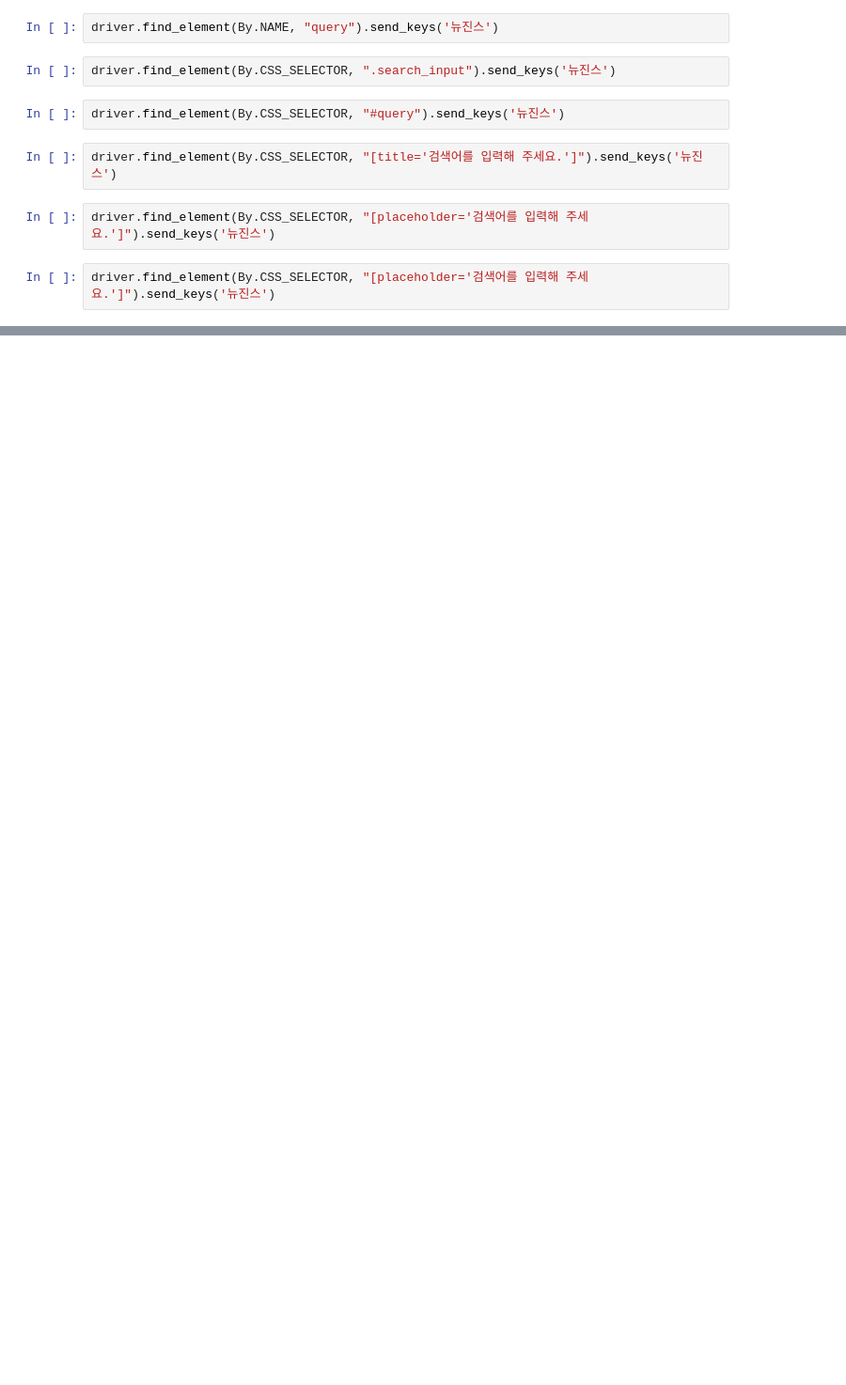
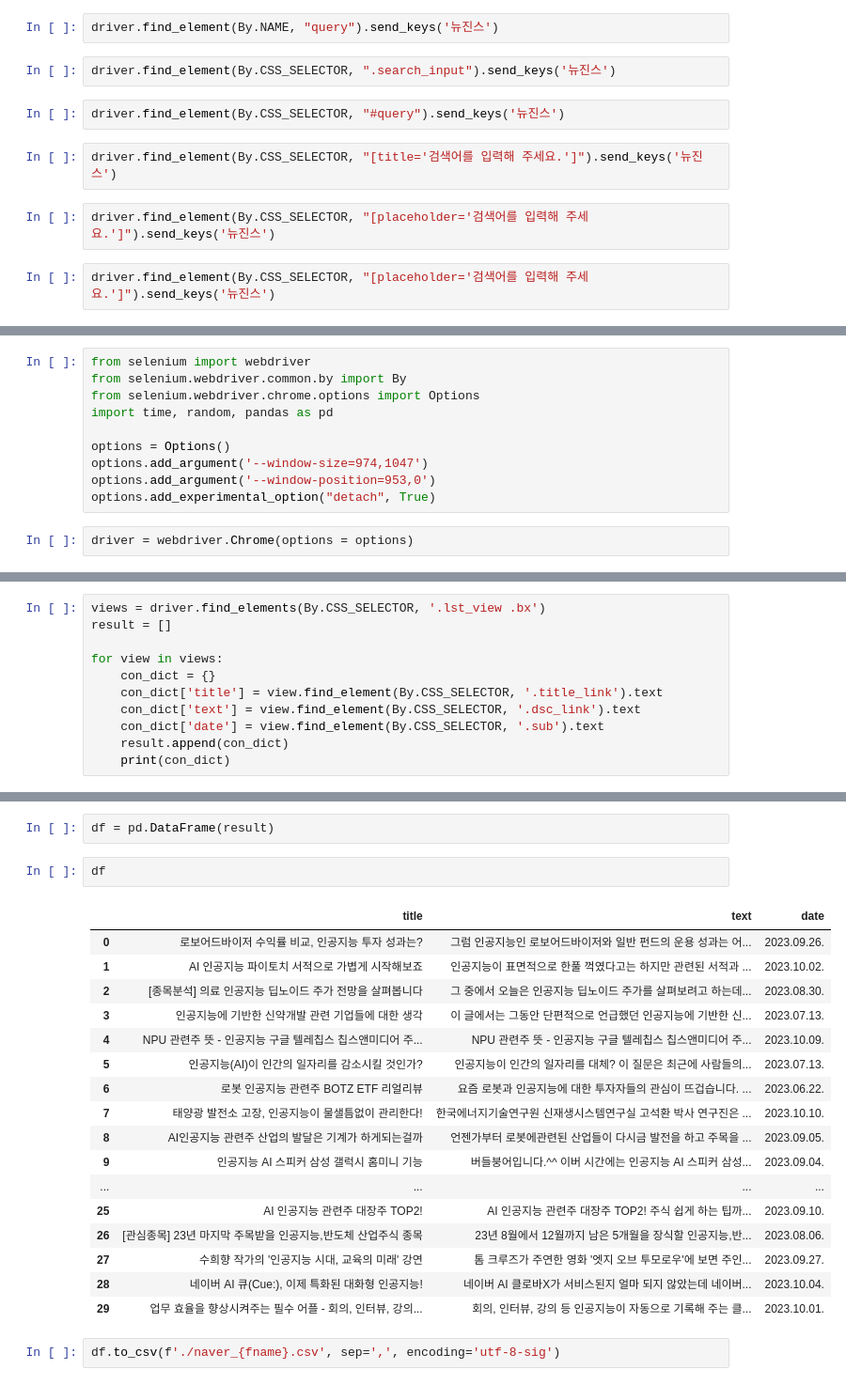
Before and after one commit to 77sanghoon/WASSUP, a Jupyter notebook: 00_Today I Learned/240314 복습.ipynb, the cells around one changed output, grey strips where cells are left out. Shown: that part at 94% size. Drawn from its saved outputs; the diff is of its cells as text; blank space fills up the shorter version.

```diff
--- a/00_Today I Learned/240314 복습.ipynb
+++ b/00_Today I Learned/240314 복습.ipynb
@@ -85,0 +251,12 @@ driver.find_element(by.XPATH, "")
+# %%
+from selenium import webdriver
+from selenium.webdriver.common.by import By
+from selenium.webdriver.chrome.options import Options
+import time, random, pandas as pd
+
+options = Options()
+options.add_argument('--window-size=974,1047')
+options.add_argument('--window-position=953,0')
+options.add_experimental_option("detach", True)
+# %%
+driver = webdriver.Chrome(options = options)
@@ -85,0 +278,11 @@ driver.find_element(by.XPATH, "")
+# %%
+views = driver.find_elements(By.CSS_SELECTOR, '.lst_view .bx')
+result = []
+
+for view in views:
+    con_dict = {}
+    con_dict['title'] = view.find_element(By.CSS_SELECTOR, '.title_link').text
+    con_dict['text'] = view.find_element(By.CSS_SELECTOR, '.dsc_link').text
+    con_dict['date'] = view.find_element(By.CSS_SELECTOR, '.sub').text
+    result.append(con_dict)
+    print(con_dict)
@@ -85,0 +307,24 @@ driver.find_element(by.XPATH, "")
+# %%
+df = pd.DataFrame(result)
+# %%
+df
+# %% [output]
+|  | title | text | date |
+| 0 | 로보어드바이저 수익률 비교, 인공지능 투자 성과는? | 그럼 인공지능인 로보어드바이저와 일반 펀드의 운용 성과는 어... | 2023.09.26. |
+| 1 | AI 인공지능 파이토치 서적으로 가볍게 시작해보죠 | 인공지능이 표면적으로 한풀 꺽였다고는 하지만 관련된 서적과 ... | 2023.10.02. |
+| 2 | [종목분석] 의료 인공지능 딥노이드 주가 전망을 살펴봅니다 | 그 중에서 오늘은 인공지능 딥노이드 주가를 살펴보려고 하는데... | 2023.08.30. |
+| 3 | 인공지능에 기반한 신약개발 관련 기업들에 대한 생각 | 이 글에서는 그동안 단편적으로 언급했던 인공지능에 기반한 신... | 2023.07.13. |
+| 4 | NPU 관련주 뜻 - 인공지능 구글 텔레칩스 칩스앤미디어 주... | NPU 관련주 뜻 - 인공지능 구글 텔레칩스 칩스앤미디어 주... | 2023.10.09. |
+| 5 | 인공지능(AI)이 인간의 일자리를 감소시킬 것인가? | 인공지능이 인간의 일자리를 대체? 이 질문은 최근에 사람들의... | 2023.07.13. |
+| 6 | 로봇 인공지능 관련주 BOTZ ETF 리얼리뷰 | 요즘 로봇과 인공지능에 대한 투자자들의 관심이 뜨겁습니다. ... | 2023.06.22. |
+| 7 | 태양광 발전소 고장, 인공지능이 물샐틈없이 관리한다! | 한국에너지기술연구원 신재생시스템연구실 고석환 박사 연구진은 ... | 2023.10.10. |
+| 8 | AI인공지능 관련주 산업의 발달은 기계가 하게되는걸까 | 언젠가부터 로봇에관련된 산업들이 다시금 발전을 하고 주목을 ... | 2023.09.05. |
+| 9 | 인공지능 AI 스피커 삼성 갤럭시 홈미니 기능 | 버들붕어입니다.^^ 이버 시간에는 인공지능 AI 스피커 삼성... | 2023.09.04. |
+| ... | ... | ... | ... |
+| 25 | AI 인공지능 관련주 대장주 TOP2! | AI 인공지능 관련주 대장주 TOP2! 주식 쉽게 하는 팁까... | 2023.09.10. |
+| 26 | [관심종목] 23년 마지막 주목받을 인공지능,반도체 산업주식 종목 | 23년 8월에서 12월까지 남은 5개월을 장식할 인공지능,반... | 2023.08.06. |
+| 27 | 수희향 작가의 '인공지능 시대, 교육의 미래' 강연 | 톰 크루즈가 주연한 영화 '엣지 오브 투모로우'에 보면 주인... | 2023.09.27. |
+| 28 | 네이버 AI 큐(Cue:), 이제 특화된 대화형 인공지능! | 네이버 AI 클로바X가 서비스된지 얼마 되지 않았는데 네이버... | 2023.10.04. |
+| 29 | 업무 효율을 향상시켜주는 필수 어플 - 회의, 인터뷰, 강의... | 회의, 인터뷰, 강의 등 인공지능이 자동으로 기록해 주는 클... | 2023.10.01. |
+# %%
+df.to_csv(f'./naver_{fname}.csv', sep=',', encoding='utf-8-sig')
```
Also changed, not shown: parts of 44 cells of this notebook, 2 other files.
